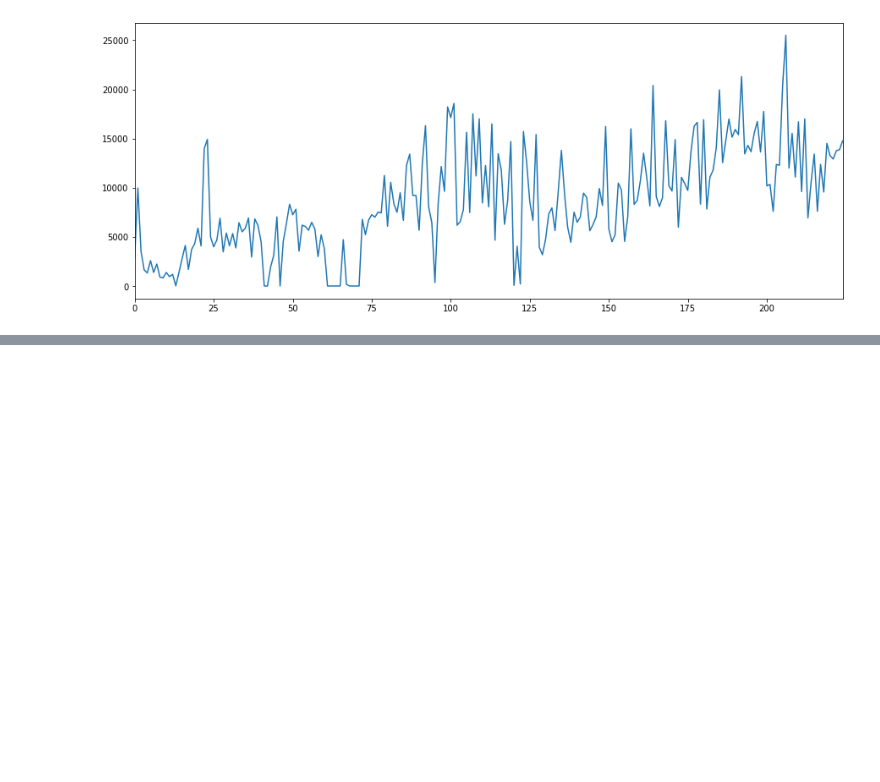
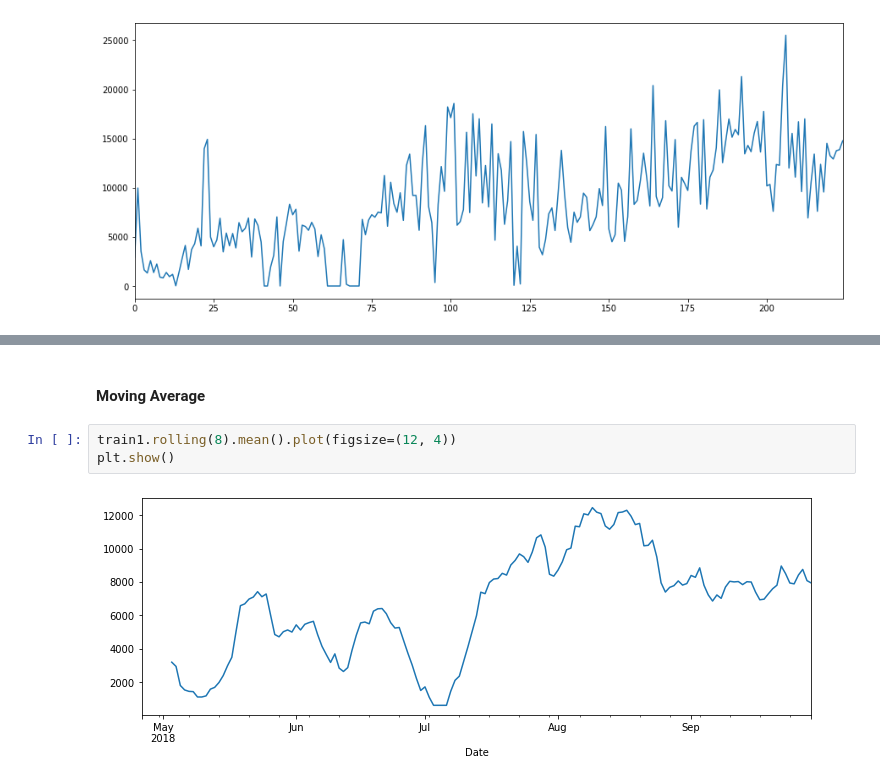
Before and after one commit to Bayes19/Project-Fitbit, a Jupyter notebook: Explore df.ipynb, the cells around one changed output, grey strips where cells are left out. Cells and saved outputs as stored; diff of their text form; blank space fills up the shorter version.

```diff
--- a/Explore df.ipynb
+++ b/Explore df.ipynb
@@ -107,0 +124,7 @@ plt.show()
+# %% [markdown]
+#### Moving Average
+# %%
+train1.rolling(8).mean().plot(figsize=(12, 4))
+plt.show()
+# %% [output]
+[figure, added]
```
Also changed, not shown: parts of 12 cells of this notebook.
